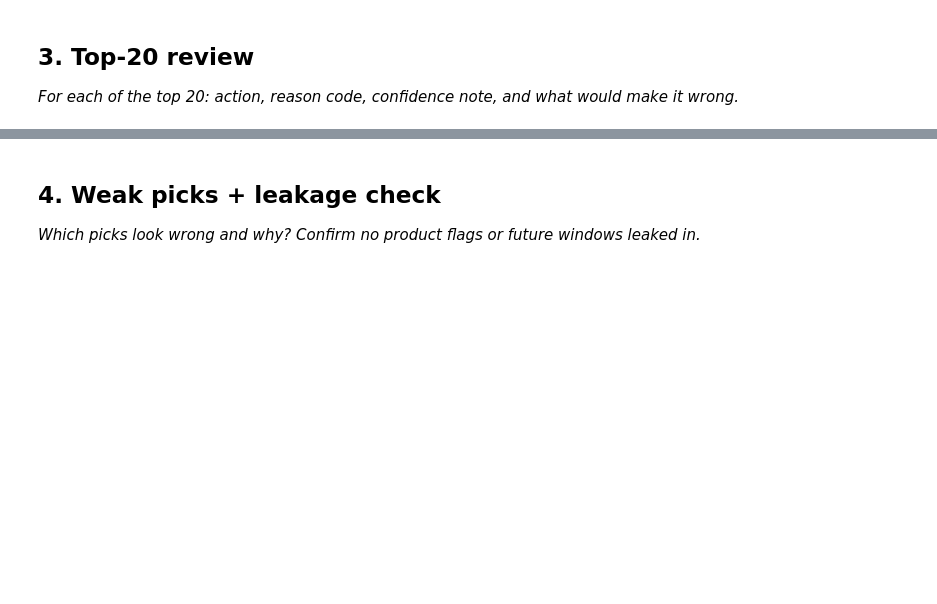
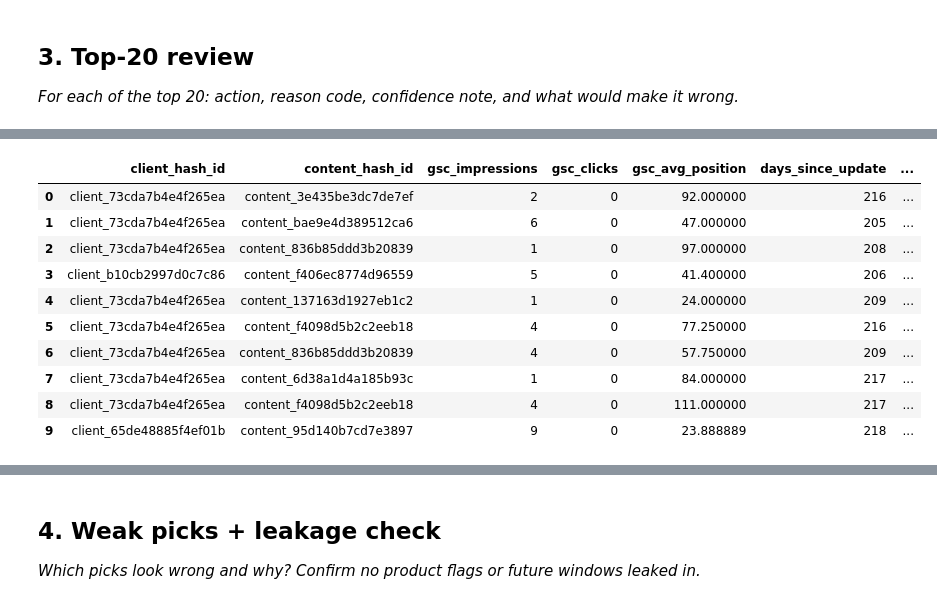
Before and after one commit to Aleeza-Maryam/Aleeza-ML-Internship-WEEK1, a Jupyter notebook: work/notebooks/w04_baseline_score.ipynb, the cells around one changed output, grey strips where cells are left out. Drawn from its saved outputs; the diff is of its cells as text; code cells hidden in the pictures; blank space fills up the shorter version.

```diff
--- a/work/notebooks/w04_baseline_score.ipynb
+++ b/work/notebooks/w04_baseline_score.ipynb
@@ -204,0 +263,10 @@ ctr_position_check.show()
+# %%
+baseline_scored = con.sql("""
+SELECT
+    *,
+    stale_score + ctr_position_score AS score
+FROM baseline
+ORDER BY score DESC
+""")
+
+baseline_scored.limit(10).show()
@@ -218,0 +388,9 @@ ctr_position_check.show()
+# %%
+top10 = con.sql("""
+SELECT *
+FROM final_queue
+ORDER BY score DESC
+LIMIT 10
+""")
+
+top10.show()
@@ -223,3 +430,30 @@ ctr_position_check.show()
 # %%
 # This cell is for CODE (numbers, a query, a check).
 # Write your text answer in the cell ABOVE this one — typing sentences here breaks Run All.
+top10_df = top10.df()
+
+top10_df[
+    [
+        "client_hash_id",
+        "content_hash_id",
+        "gsc_impressions",
+        "gsc_clicks",
+        "gsc_avg_position",
+        "days_since_update",
+        "score",
+        "reason_code",
+        "action"
+    ]
+]
+# %% [output]
+|  | client_hash_id | content_hash_id | gsc_impressions | gsc_clicks | gsc_avg_position | days_since_update | ... |
+| 0 | client_73cda7b4e4f265ea | content_3e435be3dc7de7ef | 2 | 0 | 92.000000 | 216 | ... |
+| 1 | client_73cda7b4e4f265ea | content_bae9e4d389512ca6 | 6 | 0 | 47.000000 | 205 | ... |
+| 2 | client_73cda7b4e4f265ea | content_836b85ddd3b20839 | 1 | 0 | 97.000000 | 208 | ... |
+| 3 | client_b10cb2997d0c7c86 | content_f406ec8774d96559 | 5 | 0 | 41.400000 | 206 | ... |
+| 4 | client_73cda7b4e4f265ea | content_137163d1927eb1c2 | 1 | 0 | 24.000000 | 209 | ... |
+| 5 | client_73cda7b4e4f265ea | content_f4098d5b2c2eeb18 | 4 | 0 | 77.250000 | 216 | ... |
+| 6 | client_73cda7b4e4f265ea | content_836b85ddd3b20839 | 4 | 0 | 57.750000 | 209 | ... |
+| 7 | client_73cda7b4e4f265ea | content_6d38a1d4a185b93c | 1 | 0 | 84.000000 | 217 | ... |
+| 8 | client_73cda7b4e4f265ea | content_f4098d5b2c2eeb18 | 4 | 0 | 111.000000 | 217 | ... |
+| 9 | client_65de48885f4ef01b | content_95d140b7cd7e3897 | 9 | 0 | 23.888889 | 218 | ... |
```
Also changed, not shown: parts of 11 cells of this notebook.
